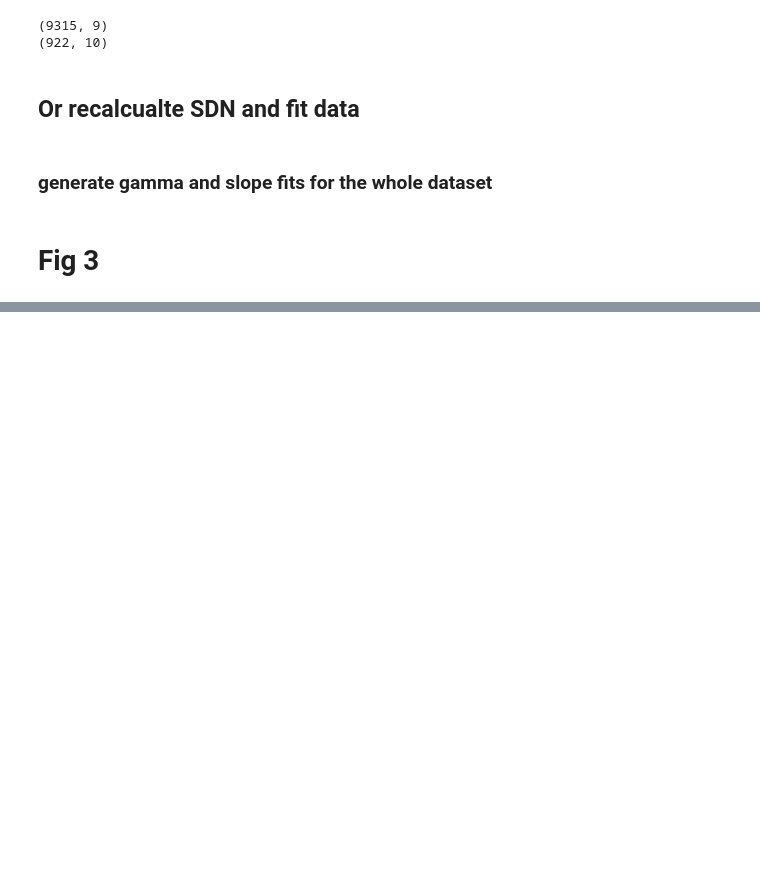
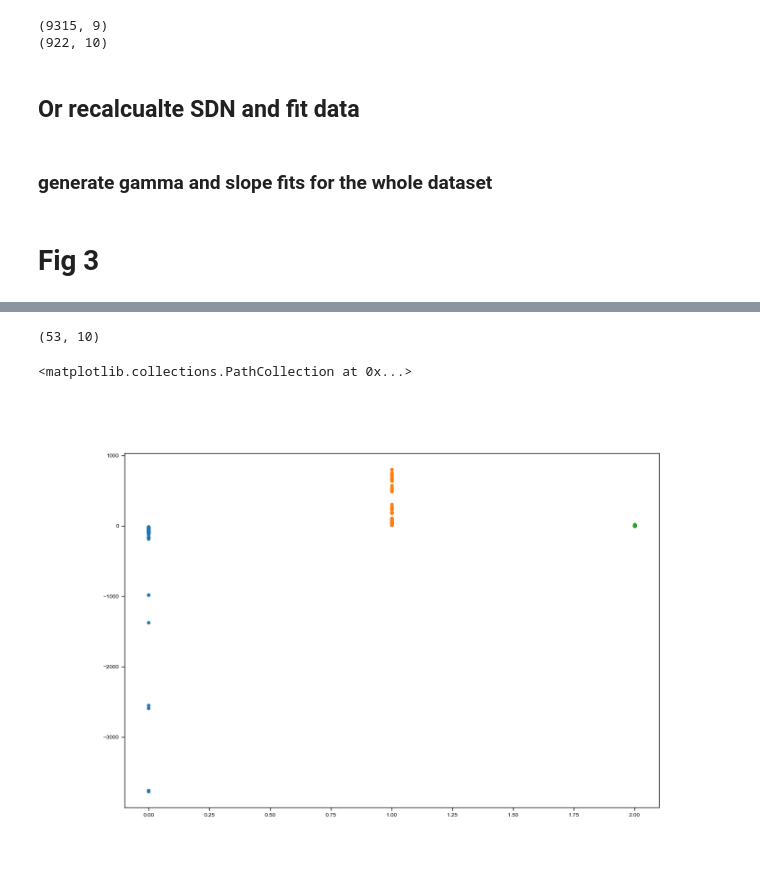
Before and after one commit to AdityaAsopa/Analysis, a Jupyter notebook: Figure3.ipynb, the cells around one changed output, grey strips where cells are left out. Cells and saved outputs as stored; diff of their text form; code cells hidden in the pictures; blank space fills up the shorter version.

```diff
--- a/Figure3.ipynb
+++ b/Figure3.ipynb
@@ -57,6 +61,6 @@ def nosdn(expected, m):
 # %%
 figure_raw_material_location = Path(r"paper_figure_matter\\")
-paper_figure_export_location = Path(r"paper_figures\\")
+paper_figure_export_location = Path(r"paper_figures\\submission\\")
 data_path_FS                 = Path(r"parsed_data\\FreqSweep\\")
 data_path_LTM                 = Path(r"parsed_data\\LTMRand\\")
 data_path_grid               = Path(r"parsed_data\\Grid\\")
@@ -241,7 +245,8 @@ print(fitdf.shape)
 # %%
 cc_delay_df = pd.read_hdf(paper_figure_export_location / "Figure3_delay_df_CC_FS.h5", key='data')
 vc_delay_df = pd.read_hdf(paper_figure_export_location / "Figure3_delay_df_VC_FS.h5", key='data')
-ebyi_df     = pd.read_hdf(    paper_figure_export_location / "Figure3_ebyi_df_VC_FS.h5" , key='data')
+ebyi_df_norm     = pd.read_hdf(    paper_figure_export_location / "Figure3_ebyi_df_VC_FS_norm.h5" , key='data')
+ebyi_df_raw     = pd.read_hdf(    paper_figure_export_location / "Figure3_ebyi_df_VC_FS_raw.h5" , key='data')
 # %% [markdown]
 ## Or recalcualte SDN and fit data
 # %%
@@ -376,0 +421,13 @@ def gamma_distribution(df_sdn, fitdf=None, x='expected_response', y='observed_re
+# %%
+# take a frequency and a pulse index and plot the -70, 0, and EbyI values
+dftemp = ebyi_df_raw[ (ebyi_df_raw['stimFreq']==50) & (ebyi_df_raw['pulse']==0) &(ebyi_df_raw['numSq']==5)]
+# plot swarm plots
+print(dftemp.shape)
+figtemp, axtemp = plt.subplots(1,1, figsize=(15,10))
+axtemp.scatter(53*[0], dftemp[-70].to_numpy())
+axtemp.scatter(53*[1], dftemp[0].to_numpy())
+axtemp.scatter(53*[2], dftemp['EbyI'].to_numpy())
+# %% [output]
+(53, 10)
+<matplotlib.collections.PathCollection at 0x...>
+[figure, added]
```
Also changed, not shown: parts of 12 cells of this notebook, 9 other files.
